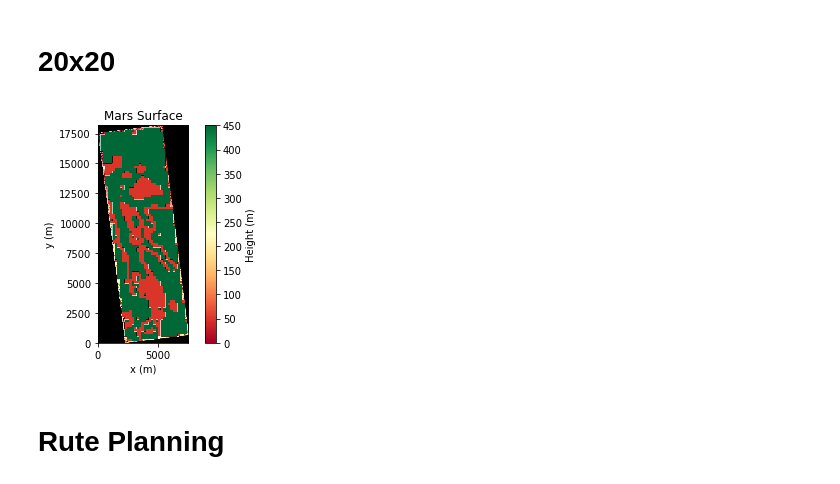
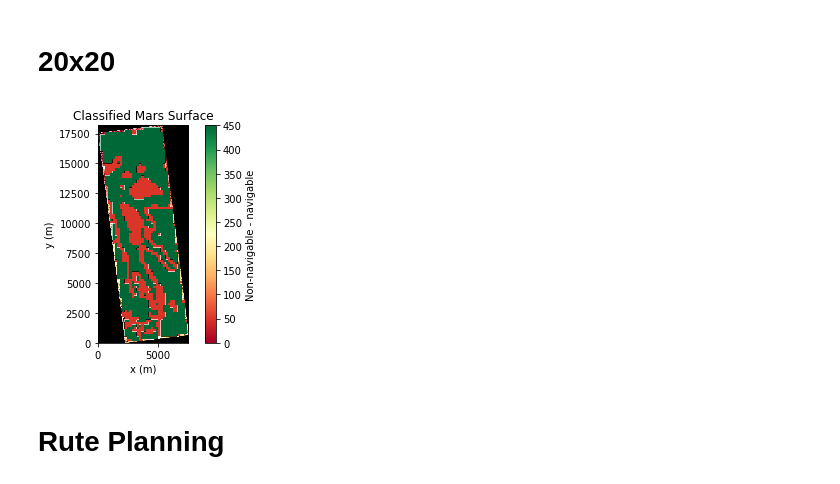
Before and after one commit to joseljim/URC_Autonomous_Navigation, a Jupyter notebook: Route_Planning.ipynb, the cells around one changed output. Saved outputs shown, nothing was run; the diff lists cells and outputs as text; code cells hidden in the pictures.

```diff
--- a/Route_Planning.ipynb
+++ b/Route_Planning.ipynb
@@ -228,7 +228,7 @@ print('Precision = ', precision)
 #   Configuration
 #------------------------------------------------------------------------------------------------------------------
 
-file_name = "/Users/joseluisjimenez/Desktop/Desktop_MacBook_Pro/Tec/ITE/10º/Proyecto_integral/URC_Route_Planning/Resources/map.IMG"   # Data file
+file_name = 'Data/map.IMG'   # Data file
 n_img = 5                           # Number of images
 subimg_size = 20                    # Image size
 
@@ -281,7 +281,7 @@ surface = surface - minV;
 surface[surface < -10000] = -1;
 # %%
 # workaround was needed
-inputFile = open('/Users/joseluisjimenez/Desktop/Desktop_MacBook_Pro/Tec/ITE/10º/Proyecto_integral/URC_Route_Planning/Resources/processed.obj', 'rb')
+inputFile = open('Data/processed.obj', 'rb')
 processed_data = pickle.load(inputFile)
 slope = processed_data[0]
 depression = processed_data[1]
@@ -491,24 +491,24 @@ slope_copy = slope
 depression_copy = depression
 rise_copy = rise
 # %%
-map_array = np.load('/Users/joseluisjimenez/Desktop/Desktop_MacBook_Pro/Tec/ITE/10º/Proyecto_integral/URC_Route_Planning/Resources/map.npy')
-map_array_nav = np.load('/Users/joseluisjimenez/Desktop/Desktop_MacBook_Pro/Tec/ITE/10º/Proyecto_integral/URC_Route_Planning/Resources/map.npy')
-map_array_navidad = np.load('/Users/joseluisjimenez/Desktop/Desktop_MacBook_Pro/Tec/ITE/10º/Proyecto_integral/URC_Route_Planning/Resources/map.npy')
+map_array = np.load('Data/map.npy')
+map_array_nav = np.load('Data/map.npy')
+map_array_classified = np.load('Data/map.npy')
 
-filas = map_array.shape[0]
-columnas = map_array.shape[1]
+rows = map_array.shape[0]
+columns = map_array.shape[1]
 
-subfilas = int(filas/20)
-subcolumnas = int(columnas/20)
+sub_rows = int(rows/20)
+sub_columns = int(columns/20)
 # %%
-for i in range(subfilas):
+for i in range(sub_rows):
     subimg_row = 20*i
-    for j in range(subcolumnas):
+    for j in range(sub_columns):
         subimg_column = 20*j
         #print(subimg_row, subimg_column)
         surface_section = surface[subimg_row:(subimg_row+subimg_size), subimg_column:(subimg_column+subimg_size)]
         if surface_section.min() > 0:
-            # seccion de 20x20 completa
+            # Complete 20x20 section
             slope_section = slope[subimg_row:(subimg_row+subimg_size), subimg_column:(subimg_column+subimg_size)]
             depression_section = depression[subimg_row:(subimg_row+subimg_size), subimg_column:(subimg_column+subimg_size)]
             rise_section = rise[subimg_row:(subimg_row+subimg_size), subimg_column:(subimg_column+subimg_size)]
@@ -561,9 +561,9 @@ for i in range(subfilas):
 # %%
 # Classified Mars Surface Plot
 
-for i in range(subfilas):
+for i in range(sub_rows):
     subimg_row = 20*i
-    for j in range(subcolumnas):
+    for j in range(sub_columns):
         subimg_column = 20*j
         surface_section = surface[subimg_row:(subimg_row+subimg_size), subimg_column:(subimg_column+subimg_size)]
         if surface_section.min() > 0:
@@ -608,44 +608,44 @@ for i in range(subfilas):
             #while(ready != 1):
             for m in range(20):
               for n in range(20):
-                  if((map_array_navidad[subimg_row+m][subimg_column+n] != -1)):
+                  if((map_array_classified[subimg_row+m][subimg_column+n] != -1)):
                     if (predicted == 1): # Non-navigable
-                      map_array_navidad[subimg_row+m][subimg_column+n] = 50
+                        map_array_classified[subimg_row+m][subimg_column+n] = 50
                     if (predicted == 4): # Navigable
-                      map_array_navidad[subimg_row+m][subimg_column+n] = 450
+                        map_array_classified[subimg_row+m][subimg_column+n] = 450
                   #ready = 1 if n >= 20 else 0
         #else:
             # 20x20 incomplete section
             # print('empty')
 
 
 
 scale = 10.017330185711
 n_rows = map_array.shape[0]
-n_columns = map_array_navidad.shape[1]
+n_columns = map_array_classified.shape[1]
 
 cmap = copy.copy(plt.cm.get_cmap('RdYlGn'))
 cmap.set_under(color='black')
 
 ls = LightSource(315, 0)
-rgb = ls.shade(map_array_navidad, cmap=cmap, vmin = 0, vmax = map_array_navidad.max(), vert_exag=2, blend_mode='hsv')
+rgb = ls.shade(map_array_classified, cmap=cmap, vmin = 0, vmax = map_array_classified.max(), vert_exag=2, blend_mode='hsv')
 
 fig, ax = plt.subplots()
 
-im = ax.imshow(rgb, cmap=cmap, vmin = 0, vmax = map_array_navidad.max(),
+im = ax.imshow(rgb, cmap=cmap, vmin = 0, vmax = map_array_classified.max(),
                 extent =[0, scale*n_columns, 0, scale*n_rows],
                 interpolation ='nearest', origin ='upper')
 
 cbar = fig.colorbar(im, ax=ax)
-cbar.ax.set_ylabel('Height (m)')
+cbar.ax.set_ylabel('Non-navigable - navigable')
 
-plt.title('Mars Surface')
+plt.title('Classified Mars Surface')
 plt.xlabel('x (m)')
 plt.ylabel('y (m)')
 
 plt.show()
 # %% [output]
-[figure, old version]
+[figure, new version]
 # %% [markdown]
 # Rute Planning
 # %%
```
Also changed, not shown: parts of 3 cells of this notebook, 5 other files.
